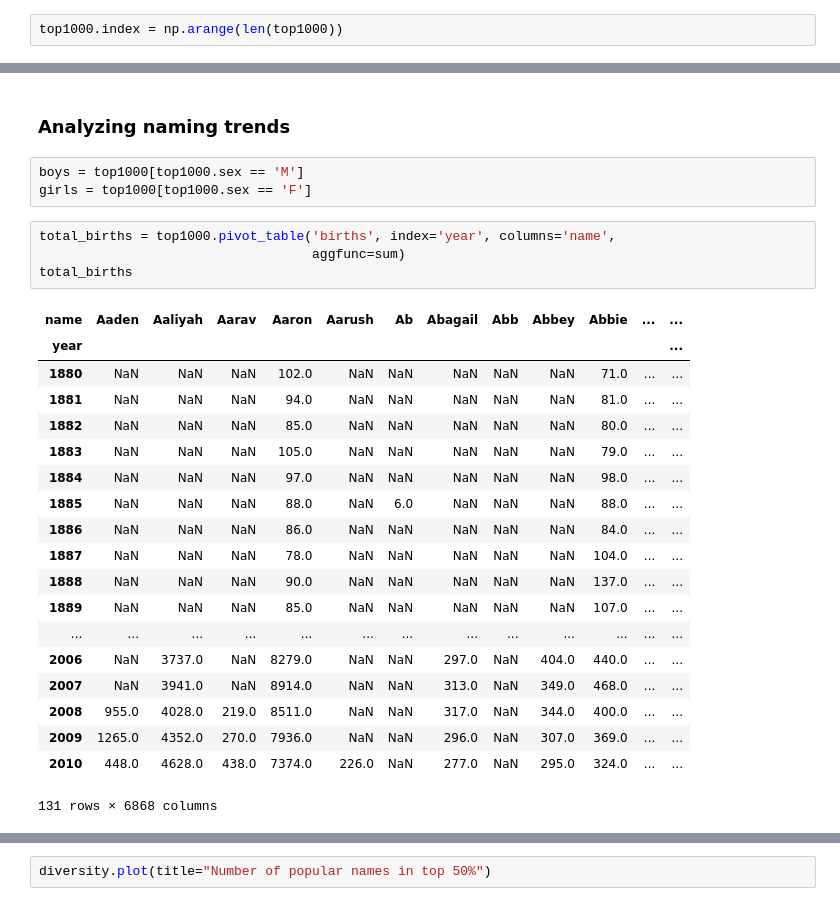
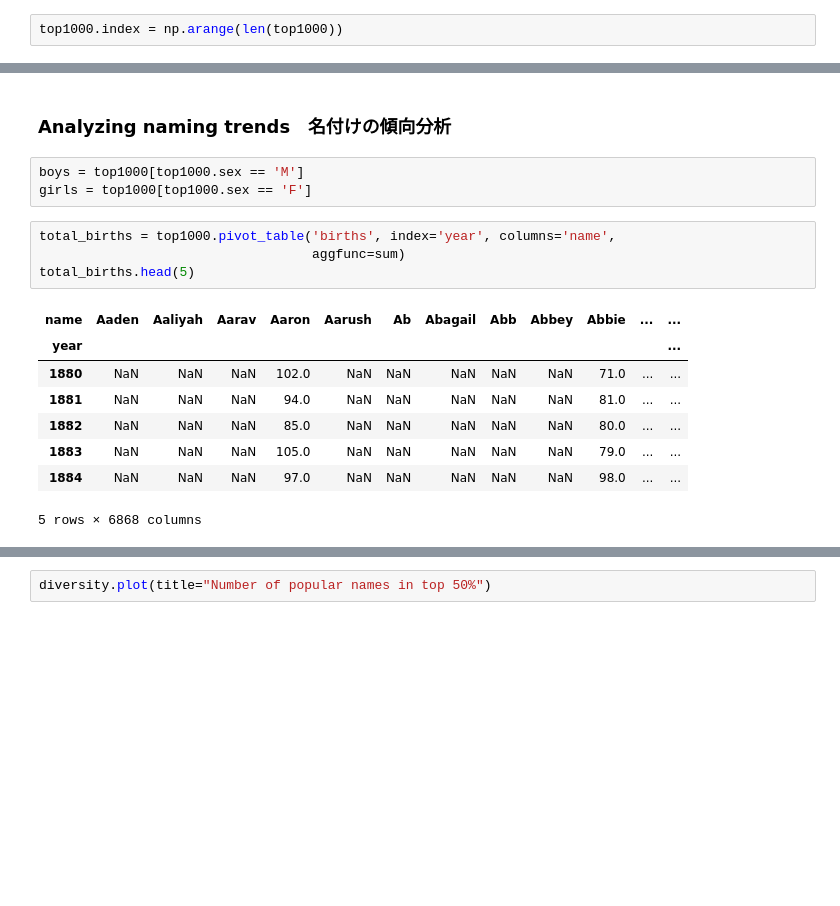
Before and after one commit to miyamotok0105/pydata-book, a Jupyter notebook: ch02.ipynb, the cells around one changed output, grey strips where cells are left out. Cells and saved outputs as stored; diff of their text form; blank space fills up the shorter version.

```diff
--- a/ch02.ipynb
+++ b/ch02.ipynb
@@ -750,30 +748,19 @@ top1000
 # %% [markdown]
-### Analyzing naming trends
+### Analyzing naming trends　名付けの傾向分析
 # %%
 boys = top1000[top1000.sex == 'M']
 girls = top1000[top1000.sex == 'F']
 # %%
 total_births = top1000.pivot_table('births', index='year', columns='name',
                                    aggfunc=sum)
-total_births
+total_births.head(5)
 # %% [output]
 | name | Aaden | Aaliyah | Aarav | Aaron | Aarush | Ab | Abagail | Abb | Abbey | Abbie | ... | ... |
 | year |  |  |  |  |  |  |  |  |  |  |  | ... |
 | 1880 | NaN | NaN | NaN | 102.0 | NaN | NaN | NaN | NaN | NaN | 71.0 | ... | ... |
 | 1881 | NaN | NaN | NaN | 94.0 | NaN | NaN | NaN | NaN | NaN | 81.0 | ... | ... |
 | 1882 | NaN | NaN | NaN | 85.0 | NaN | NaN | NaN | NaN | NaN | 80.0 | ... | ... |
 | 1883 | NaN | NaN | NaN | 105.0 | NaN | NaN | NaN | NaN | NaN | 79.0 | ... | ... |
 | 1884 | NaN | NaN | NaN | 97.0 | NaN | NaN | NaN | NaN | NaN | 98.0 | ... | ... |
-| 1885 | NaN | NaN | NaN | 88.0 | NaN | 6.0 | NaN | NaN | NaN | 88.0 | ... | ... |
-| 1886 | NaN | NaN | NaN | 86.0 | NaN | NaN | NaN | NaN | NaN | 84.0 | ... | ... |
-| 1887 | NaN | NaN | NaN | 78.0 | NaN | NaN | NaN | NaN | NaN | 104.0 | ... | ... |
-| 1888 | NaN | NaN | NaN | 90.0 | NaN | NaN | NaN | NaN | NaN | 137.0 | ... | ... |
-| 1889 | NaN | NaN | NaN | 85.0 | NaN | NaN | NaN | NaN | NaN | 107.0 | ... | ... |
-| ... | ... | ... | ... | ... | ... | ... | ... | ... | ... | ... | ... | ... |
-| 2006 | NaN | 3737.0 | NaN | 8279.0 | NaN | NaN | 297.0 | NaN | 404.0 | 440.0 | ... | ... |
-| 2007 | NaN | 3941.0 | NaN | 8914.0 | NaN | NaN | 313.0 | NaN | 349.0 | 468.0 | ... | ... |
-| 2008 | 955.0 | 4028.0 | 219.0 | 8511.0 | NaN | NaN | 317.0 | NaN | 344.0 | 400.0 | ... | ... |
-| 2009 | 1265.0 | 4352.0 | 270.0 | 7936.0 | NaN | NaN | 296.0 | NaN | 307.0 | 369.0 | ... | ... |
-| 2010 | 448.0 | 4628.0 | 438.0 | 7374.0 | 226.0 | NaN | 277.0 | NaN | 295.0 | 324.0 | ... | ... |
-131 rows × 6868 columns
+5 rows × 6868 columns
 # %%
```
Also changed, not shown: parts of 32 cells of this notebook.
